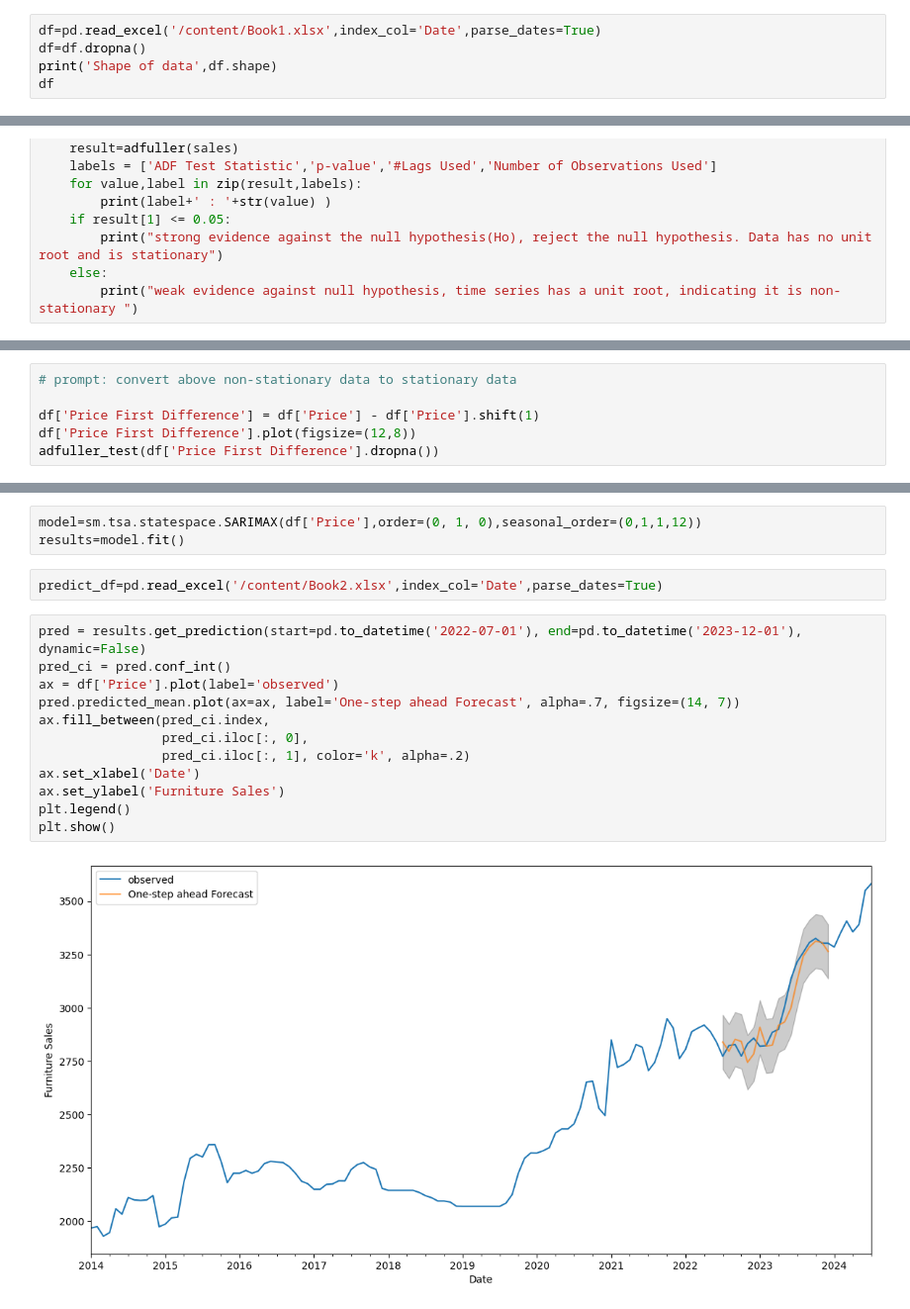
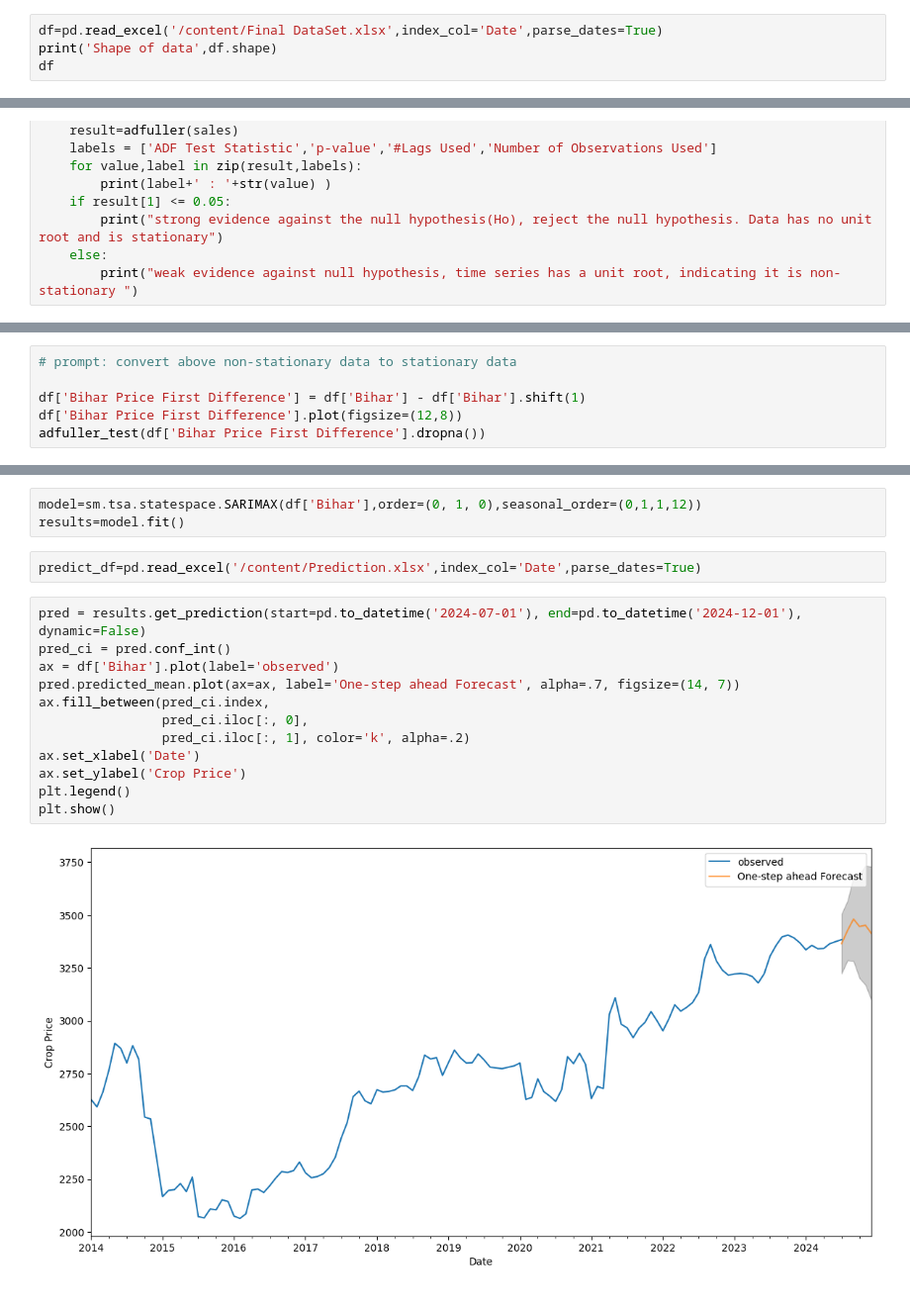
Before and after one commit to jash0803/crop_time_series_forcasting, a Jupyter notebook: Hackout.ipynb, the cells around one changed output, grey strips where cells are left out. Shown: that part at 99% size. Cells and saved outputs as stored; diff of their text form.

```diff
--- a/Hackout.ipynb
+++ b/Hackout.ipynb
@@ -22,8 +24,7 @@ Requirement already satisfied: six in /usr/local/lib/python3.10/dist-packages (f
 import pandas as pd
 import numpy as np
 # %%
-df=pd.read_excel('/content/Book1.xlsx',index_col='Date',parse_dates=True)
-df=df.dropna()
+df=pd.read_excel('/content/Final DataSet.xlsx',index_col='Date',parse_dates=True)
 print('Shape of data',df.shape)
 df
 # %% [output]
@@ -75,7 +78,7 @@ weak evidence against null hypothesis, time series has a unit root, indicating i
 # %%
 # prompt: convert above non-stationary data to stationary data
 
-df['Price First Difference'] = df['Price'] - df['Price'].shift(1)
-df['Price First Difference'].plot(figsize=(12,8))
-adfuller_test(df['Price First Difference'].dropna())
+df['Bihar Price First Difference'] = df['Bihar'] - df['Bihar'].shift(1)
+df['Bihar Price First Difference'].plot(figsize=(12,8))
+adfuller_test(df['Bihar Price First Difference'].dropna())
 # %% [output]
@@ -102,21 +105,21 @@ Requirement already satisfied: pytz>=2020.1 in /usr/local/lib/python3.10/dist-pa
 Requirement already satisfied: tzdata>=2022.1 in /usr/local/lib/python3.10/dist-packages (from pandas!=2.1.0,>=1.4->statsmodels) (2024.1)
 Requirement already satisfied: six in /usr/local/lib/python3.10/dist-packages (from patsy>=0.5.6->statsmodels) (1.16.0)
 # %%
-model=sm.tsa.statespace.SARIMAX(df['Price'],order=(0, 1, 0),seasonal_order=(0,1,1,12))
+model=sm.tsa.statespace.SARIMAX(df['Bihar'],order=(0, 1, 0),seasonal_order=(0,1,1,12))
 results=model.fit()
 # %%
-predict_df=pd.read_excel('/content/Book2.xlsx',index_col='Date',parse_dates=True)
+predict_df=pd.read_excel('/content/Prediction.xlsx',index_col='Date',parse_dates=True)
 # %%
-pred = results.get_prediction(start=pd.to_datetime('2022-07-01'), end=pd.to_datetime('2023-12-01'), dynamic=False)
+pred = results.get_prediction(start=pd.to_datetime('2024-07-01'), end=pd.to_datetime('2024-12-01'), dynamic=False)
 pred_ci = pred.conf_int()
-ax = df['Price'].plot(label='observed')
+ax = df['Bihar'].plot(label='observed')
 pred.predicted_mean.plot(ax=ax, label='One-step ahead Forecast', alpha=.7, figsize=(14, 7))
 ax.fill_between(pred_ci.index,
                 pred_ci.iloc[:, 0],
                 pred_ci.iloc[:, 1], color='k', alpha=.2)
 ax.set_xlabel('Date')
-ax.set_ylabel('Furniture Sales')
+ax.set_ylabel('Crop Price')
 plt.legend()
 plt.show()
 # %% [output]
-[figure, old version]
+[figure, new version]
```
Also changed, not shown: parts of 9 cells of this notebook.
